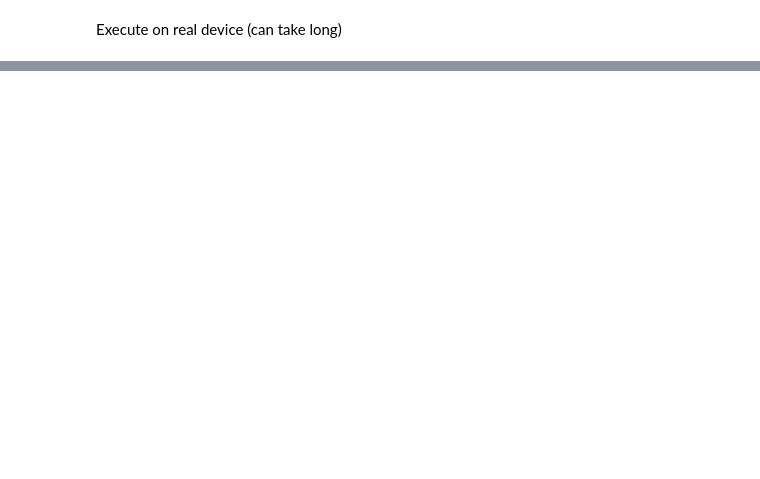
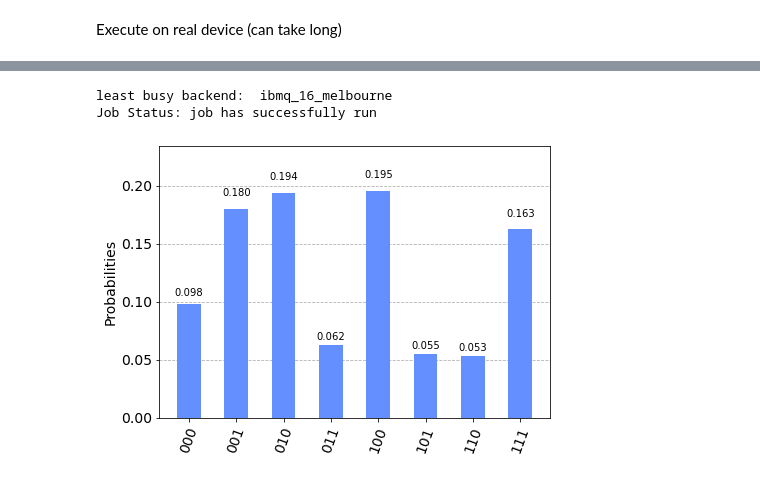
Before and after one commit to msilaev/qiskit, a Jupyter notebook: H3Sol-1.ipynb, the cells around one changed output, grey strips where cells are left out. Saved outputs shown, nothing was run; the diff lists cells and outputs as text; code cells hidden in the pictures; blank space fills up the shorter version.

```diff
--- a/H3Sol-1.ipynb
+++ b/H3Sol-1.ipynb
@@ -157,0 +182,21 @@ Job Status: job is queued (81)
+# %%
+# Load our saved IBMQ accounts and get the least busy backend device with less than or equal to 5 qubits
+import Qconfig_IBMQ_experience
+IBMQ.save_account(Qconfig_IBMQ_experience.APItoken, overwrite=True)
+IBMQ.load_account()
+
+provider = IBMQ.get_provider(hub='ibm-q')
+backend = least_busy(provider.backends(filters=lambda x: x.configuration().n_qubits >= 6 and
+                                   not x.configuration().simulator and x.status().operational==True))
+print("least busy backend: ", backend)
+
+# Execute and monitor the job
+from qiskit.tools.monitor import job_monitor
+shots = 2000
+job = execute(simon_circuit_2, backend=backend, shots=shots, optimization_level=3)
+job_monitor(job, interval = 2)
+
+# Get results and plot counts
+device_counts = job.result().get_counts()
+plot_histogram(device_counts)
+# %% [output]
@@ -157,0 +204,3 @@ Job Status: job is queued (81)
+least busy backend:  ibmq_16_melbourne
+Job Status: job has successfully run
+[figure, added]
```
Also changed, not shown: parts of 15 cells of this notebook.
